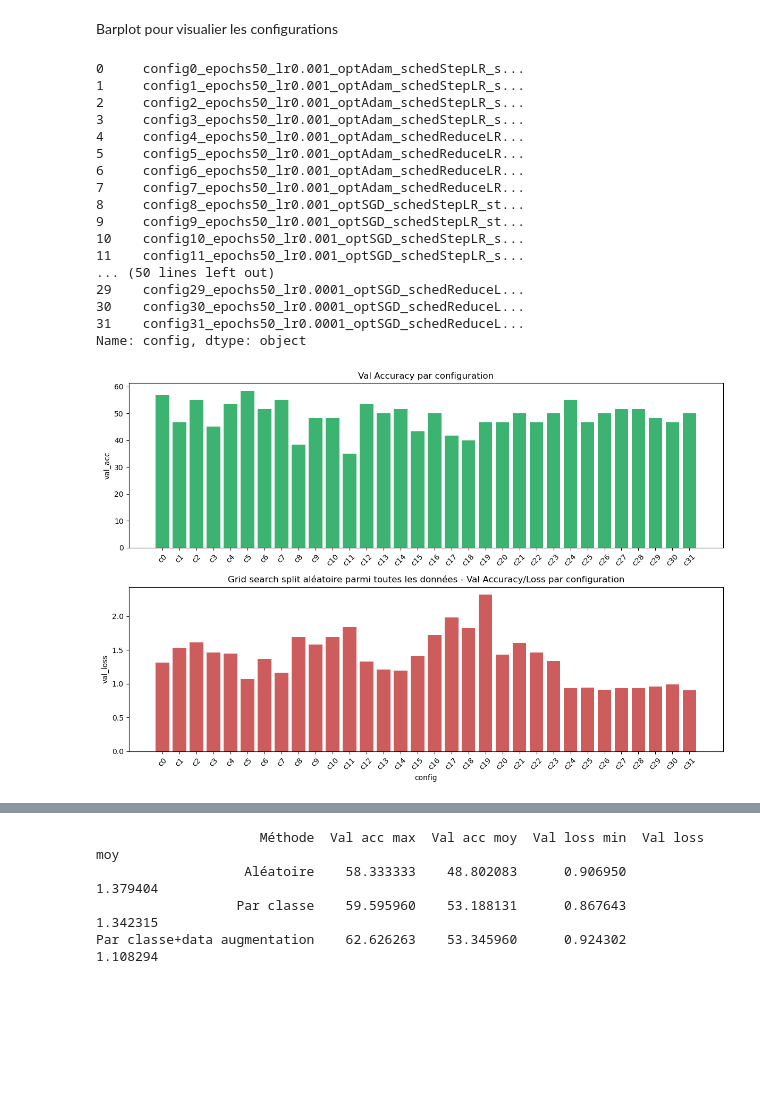
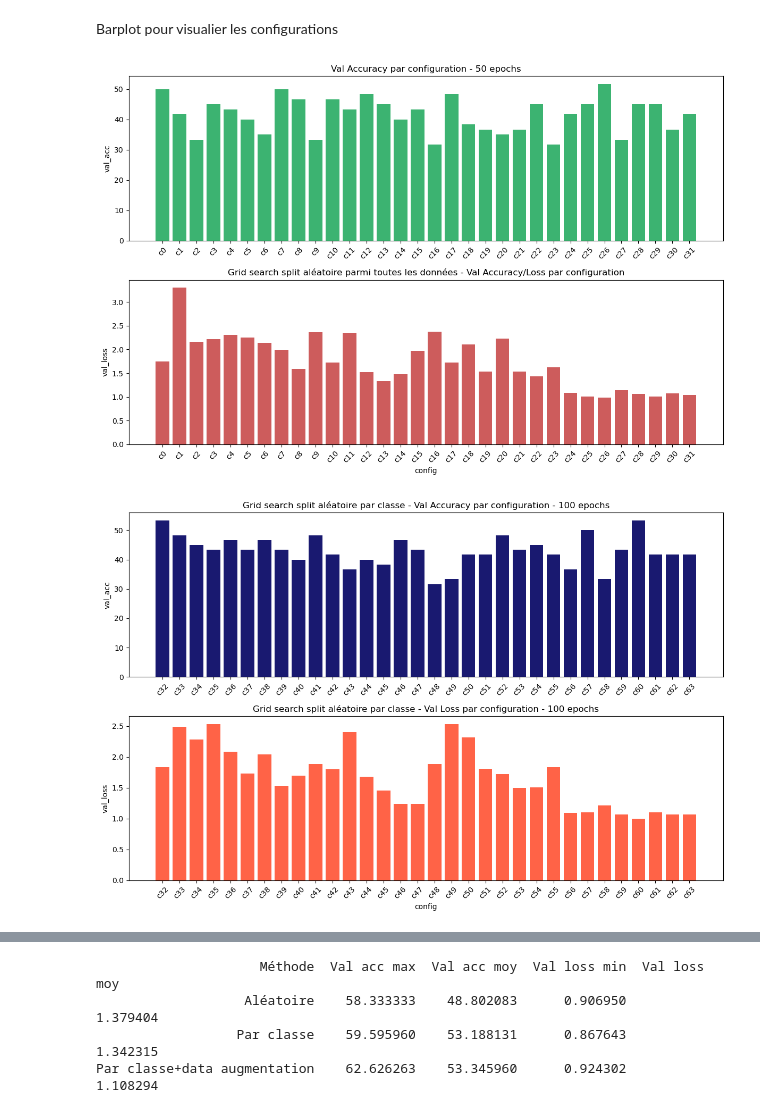
Before and after one commit to tinyhurricaneclarity/projet-deep-learning-m1, a Jupyter notebook: resnet18/src/resnet18_RGB/results/visualisation_grid_18_RGB.ipynb, the cells around one changed output, grey strips where cells are left out. Cells and saved outputs as stored; diff of their text form; code cells hidden in the pictures; blank space fills up the shorter version.

```diff
--- a/resnet18/src/resnet18_RGB/results/visualisation_grid_18_RGB.ipynb
+++ b/resnet18/src/resnet18_RGB/results/visualisation_grid_18_RGB.ipynb
@@ -12,25 +13,12 @@ grid_classique = pd.read_csv("/autofs/unityaccount/cremi/leanguye/projet-deep-le
 grid_par_classe = pd.read_csv("/autofs/unityaccount/cremi/leanguye/projet-deep-learning-m1/resnet18/src/resnet18_RGB/results/grid_search_results_par_classe.csv")
 grid_par_classe_aug = pd.read_csv("/autofs/unityaccount/cremi/leanguye/projet-deep-learning-m1/resnet18/src/resnet18_RGB/results/grid_search_results_par_classe_data_augmentation.csv")
 # %%
-#pour sélectionner la colonne config
-print(grid_classique['config'])
-print(grid_par_classe['config'])
+#pour sélectionner les configs avec 50 epochs / 100 epochs
+grid_classique_50 = grid_classique.head(32)
+grid_par_classe_50 = grid_par_classe.head(32)
+grid_par_classe_aug_50 = grid_par_classe_aug.head(32)
+
+grid_classique_100 = grid_classique.tail(32)
+grid_par_classe_100 = grid_par_classe.tail(32)
+grid_par_classe_aug_100 = grid_par_classe_aug.tail(32)
-# %% [output]
-0     config0_epochs50_lr0.001_optAdam_schedStepLR_s...
-1     config1_epochs50_lr0.001_optAdam_schedStepLR_s...
-2     config2_epochs50_lr0.001_optAdam_schedStepLR_s...
-3     config3_epochs50_lr0.001_optAdam_schedStepLR_s...
-4     config4_epochs50_lr0.001_optAdam_schedReduceLR...
-5     config5_epochs50_lr0.001_optAdam_schedReduceLR...
-6     config6_epochs50_lr0.001_optAdam_schedReduceLR...
-7     config7_epochs50_lr0.001_optAdam_schedReduceLR...
-8     config8_epochs50_lr0.001_optSGD_schedStepLR_st...
-9     config9_epochs50_lr0.001_optSGD_schedStepLR_st...
-10    config10_epochs50_lr0.001_optSGD_schedStepLR_s...
-11    config11_epochs50_lr0.001_optSGD_schedStepLR_s...
-... (50 lines left out)
-29    config29_epochs50_lr0.0001_optSGD_schedReduceL...
-30    config30_epochs50_lr0.0001_optSGD_schedReduceL...
-31    config31_epochs50_lr0.0001_optSGD_schedReduceL...
-Name: config, dtype: object
 # %%
@@ -43,13 +40,13 @@ fig, axes = plt.subplots(2, 1, figsize=(12, 8))
 
 #Accuracy
 
-axes[0].bar(config_classique, grid_classique['val_acc'], color="mediumseagreen")
-axes[0].set_title("Val Accuracy par configuration")
+axes[0].bar(config_classique_50, grid_classique_50['val_acc'], color="mediumseagreen")
+axes[0].set_title("Val Accuracy par configuration - 50 epochs")
 axes[0].set_ylabel("val_acc")
 axes[0].tick_params(axis='x', rotation=45)
 
 #Loss
-axes[1].bar(config_classique, grid_classique['val_loss'], color='indianred')
+axes[1].bar(config_classique_50, grid_classique_50['val_loss'], color='indianred')
 axes[1].set_title("Val Loss par configuration")
 axes[1].set_xlabel("config")
 axes[1].set_ylabel("val_loss")
@@ -61,4 +58,27 @@ plt.title("Grid search split aléatoire parmi toutes les données - Val Accuracy
 plt.tight_layout() #pour que les labels ne se chevauchent pas
 plt.show()
 # %% [output]
-[figure, old version]
+[figure, new version]
+# %%
+fig, axes = plt.subplots(2,1, figsize=(12,8))
+
+#accuracy
+
+axes[0].bar(config_classique_100, grid_classique_100['val_acc'],color="midnightblue")
+axes[0].set_title("Grid search split aléatoire par classe - Val Accuracy par configuration - 100 epochs")
+axes[0].set_ylabel("val_acc")
+axes[0].tick_params(axis='x', rotation=45)
+
+
+axes[1].bar(config_classique_100, grid_classique_100['val_loss'], color='tomato')
+axes[1].set_title("Grid search split aléatoire par classe - Val Loss par configuration - 100 epochs")
+axes[1].set_xlabel("config")
+axes[1].set_ylabel("val_loss")
+axes[1].tick_params(axis='x', rotation=45)
+
+#plt.title("Grid search split aléatoire par classe - Val Accuracy/Loss par configuration")
+
+plt.tight_layout() #pour que les labels ne se chevauchent pas
+plt.show()
+# %% [output]
+[figure, added]
```
Also changed, not shown: parts of 18 cells of this notebook, 40 other files.
